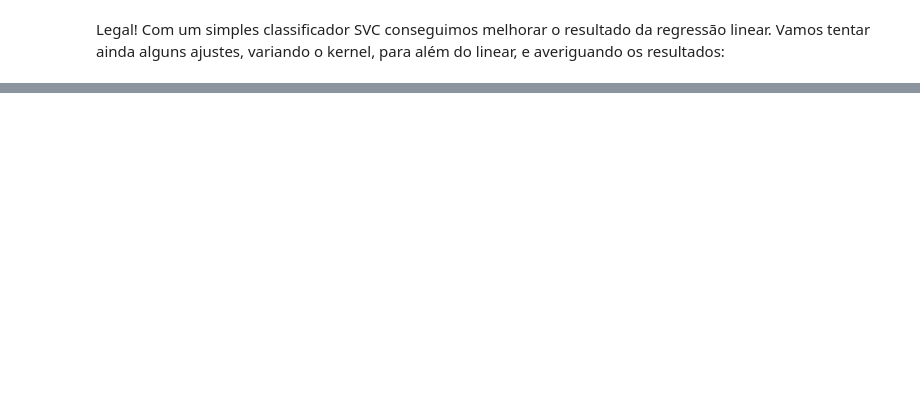
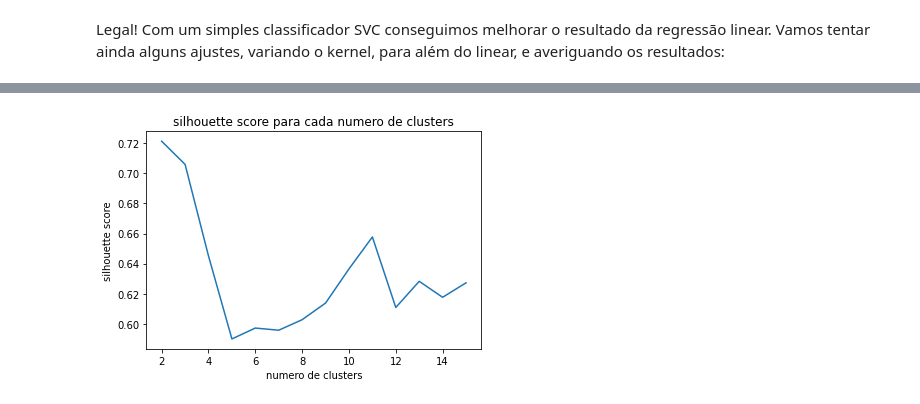
Before and after one commit to igorcj/computer_hardware, a Jupyter notebook: modelagem.ipynb, the cells around one changed output, grey strips where cells are left out. Saved outputs shown, nothing was run; the diff lists cells and outputs as text; code cells hidden in the pictures; blank space fills up the shorter version.

```diff
--- a/modelagem.ipynb
+++ b/modelagem.ipynb
@@ -195,0 +334,4 @@ for kernel in ['linear', 'poly', 'rbf', 'sigmoid']:
+# %%
+df2 = pd.DataFrame(StandardScaler().fit_transform(df[['MYCT', 'MMIN', 'MMAX', 'CACH', 'CHMIN', 'CHMAX', 'PRP']]), columns=['MYCT', 'MMIN', 'MMAX', 'CACH', 'CHMIN', 'CHMAX', 'PRP'])
+X2 = df2[['MYCT', 'MMIN', 'MMAX', 'CACH', 'CHMIN', 'CHMAX', 'PRP']]
+y2 = df['vendor']
@@ -195,0 +362,7 @@ for kernel in ['linear', 'poly', 'rbf', 'sigmoid']:
+# %%
+clf = RandomForestClassifier(max_depth=5)
+scores = sklearn.model_selection.cross_val_score(clf, X2, y2)
+clf = clf.fit(X2, y2)
+p = clf.predict(X2)
+print("%0.2f de score com desvio padrão de %0.2f" % (scores.mean(), scores.std()))
+print("Acurácia:", sklearn.metrics.accuracy_score(y2, p))
@@ -195,0 +386,4 @@ for kernel in ['linear', 'poly', 'rbf', 'sigmoid']:
+# %%
+df = df[['vendor', 'model', 'MYCT', 'MMIN', 'MMAX', 'CACH', 'CHMIN', 'CHMAX', 'PRP']].copy()
+X = df[['MYCT', 'MMIN', 'MMAX', 'CACH', 'CHMIN', 'CHMAX', 'PRP']]
+df.head()
@@ -195,0 +397,13 @@ for kernel in ['linear', 'poly', 'rbf', 'sigmoid']:
+# %%
+sil = []
+for k in range(2,16):
+    p = KMeans(n_clusters=k).fit_predict(X)
+    sil.append(sklearn.metrics.silhouette_score(X, p))
+# %%
+plt.plot(range(2,16), sil)
+plt.title('silhouette score para cada numero de clusters')
+plt.xlabel('numero de clusters')
+plt.ylabel('silhouette score')
+plt.show()
+# %% [output]
+[figure, added]
```
Also changed, not shown: parts of 38 cells of this notebook.
